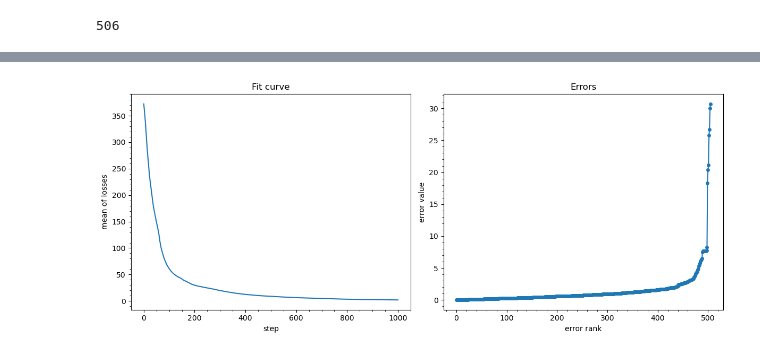
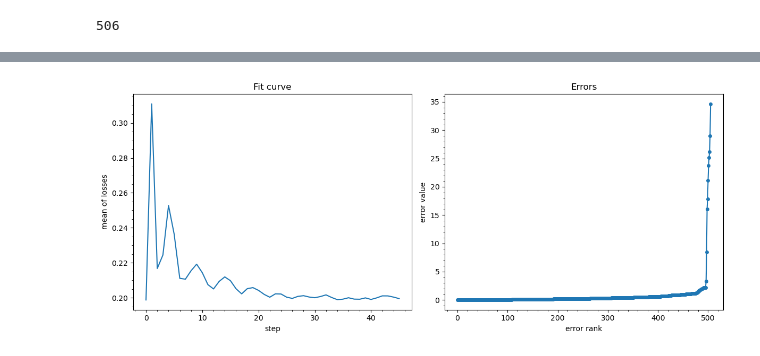
Before and after one commit to intellimath/mlgrad, a Jupyter notebook: examples/isnn2019_nn_boston.ipynb, the cells around one changed output, grey strips where cells are left out. Cells and saved outputs as stored; diff of their text form; code cells hidden in the pictures.

```diff
--- a/examples/isnn2019_nn_boston.ipynb
+++ b/examples/isnn2019_nn_boston.ipynb
@@ -93,9 +93,9 @@ plot_losses_and_errors(irgd_wm, Xt, Y, logscale=False)
 # %%
 avg_22 = averaging_function("WM", rhofunc=func.Quantile_Sqrt(0.98, 0.001))
-alg_fg2 = m_regression(Xt, Y, ffnn4, agg_func=avg_22, h=0.01, tol=1.0e-8, n_restart=1)
+alg_fg2 = m_regression(Xt, Y, ffnn4, agg_func=avg_22, h=0.001, tol=1.0e-8, n_restart=1)
 plot_losses_and_errors(alg_fg2, Xt, Y, logscale=False)
 # %% [output]
-[figure, old version]
+[figure, new version]
 # %%
 X_wo, Y_wo = exclude_outliers(ffnn3, Xt, Y, 10)
 # print(Xt.shape, Xt.dtype, X_wo.shape, X_wo.dtype)
```
Also changed, not shown: parts of 5 cells of this notebook, 15 other files.
